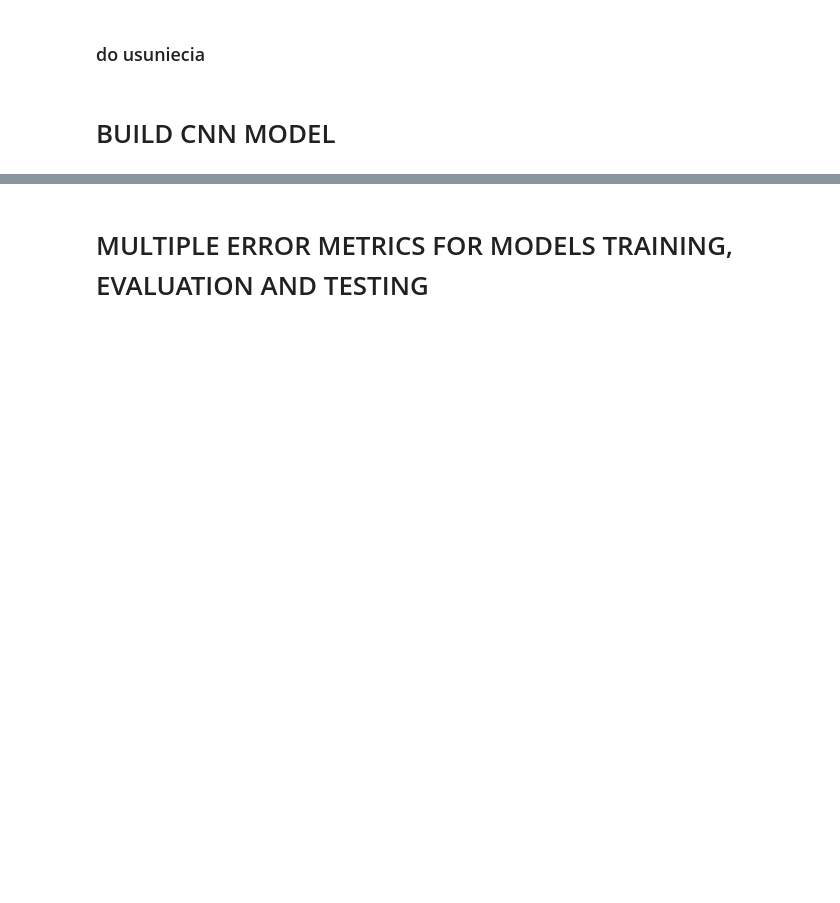
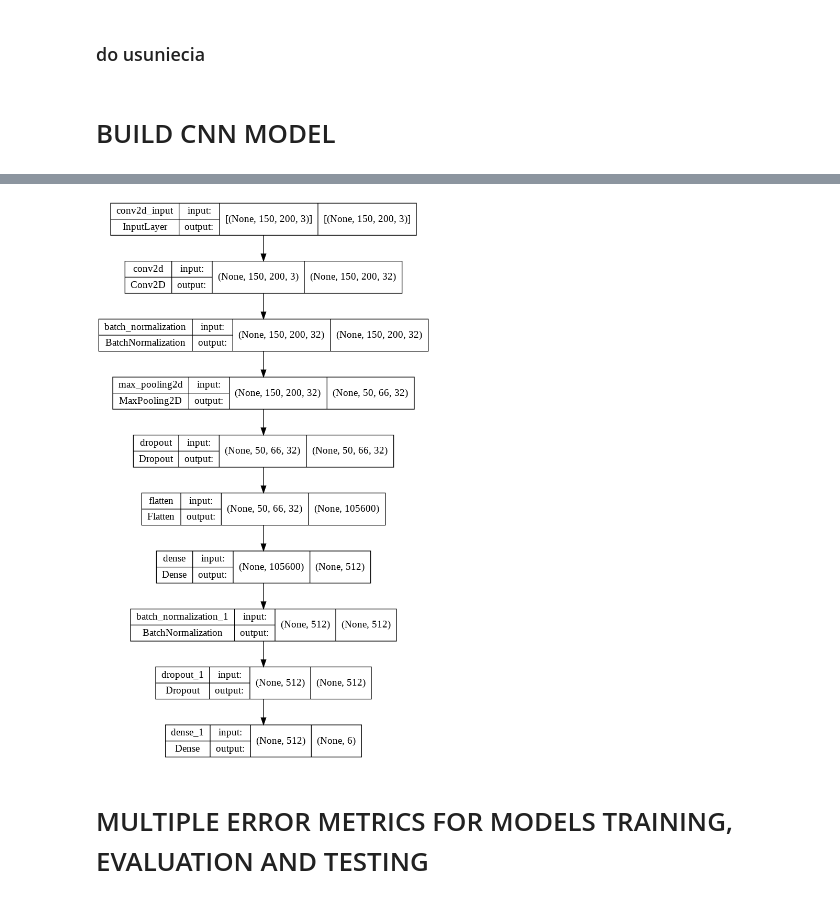
Before and after one commit to jacmal/ML-Image-RockPaperScisors-Multilabel-Classyfication, a Jupyter notebook: RPS_project_orginal.ipynb, the cells around one changed output, grey strips where cells are left out. Saved outputs shown, nothing was run; the diff lists cells and outputs as text; code cells hidden in the pictures; blank space fills up the shorter version.

```diff
--- a/RPS_project_orginal.ipynb
+++ b/RPS_project_orginal.ipynb
@@ -379,7 +421,7 @@ def build_simple_model_2(input_shape=INPUT_SHAPE, output_shape=output_dim):
     model = Sequential()
 
     model.add(Conv2D(32, 3, padding='same', activation='relu', input_shape=input_shape))
-    #model.add(BatchNormalization())
+    model.add(BatchNormalization())
     model.add(MaxPooling2D(pool_size=(3, 3)))
     model.add(Dropout(0.2))
 
@@ -446,3 +507,11 @@ model = build_simple_model_2()
+# %%
+tf.keras.utils.plot_model(
+    model,
+    show_shapes=True,
+    show_layer_names=True,
+)
+# %% [output]
+[figure, added]
 # %% [markdown]
 # MULTIPLE ERROR METRICS FOR MODELS TRAINING, EVALUATION AND TESTING
 # %% [markdown]
```
Also changed, not shown: parts of 21 cells of this notebook.
